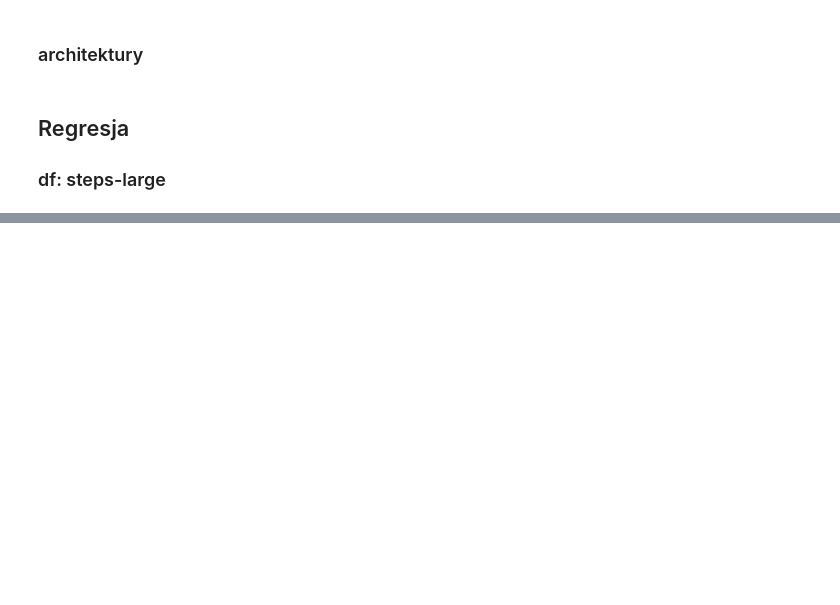
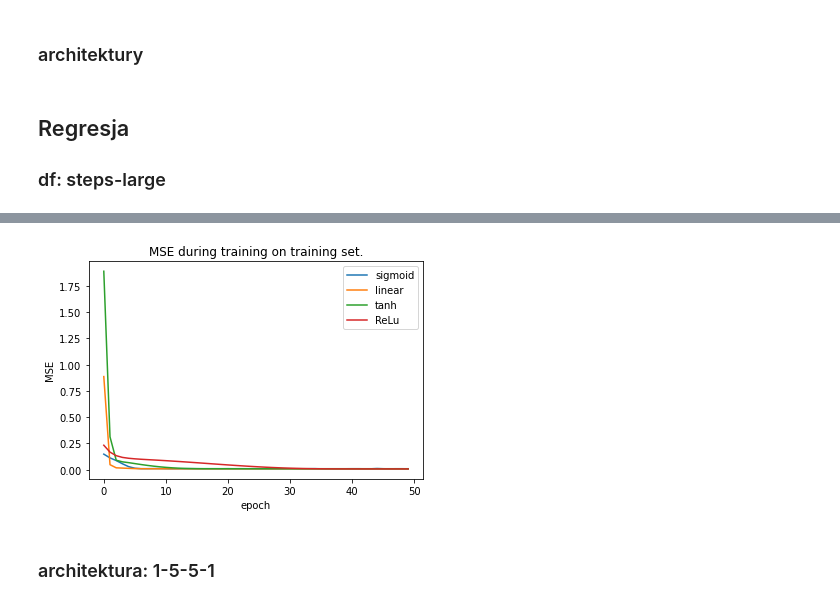
Before and after one commit to okcze/AI_intro, a Jupyter notebook: MLP_new_activations.ipynb, the cells around one changed output, grey strips where cells are left out. Drawn from its saved outputs; the diff is of its cells as text; code cells hidden in the pictures; blank space fills up the shorter version.

```diff
--- a/MLP_new_activations.ipynb
+++ b/MLP_new_activations.ipynb
@@ -525,0 +441,3 @@ plt.scatter(x_test.T[0], x_test.T[1], c = pred)
+# %%
+x_train, y_train, x_test, y_test = prepear_data("./mio1/regression/multimodal-large-training.csv",
+                                               "./mio1/regression/multimodal-large-test.csv")
@@ -525,0 +446,35 @@ plt.scatter(x_test.T[0], x_test.T[1], c = pred)
+# %%
+n_sig = arch_1(sigmoid, sigmoid_der, False)
+n_lin = arch_1(linear, linear_der, False)
+n_tanh = arch_1(tanh, tanh_der, False)
+n_relu = arch_1(ReLu, ReLu_der, False)
+
+ep = 50
+sig = [0]*ep
+lin = [0]*ep
+tan = [0]*ep
+relu = [0]*ep
+
+for i in range(ep):
+    #sigmoid
+    n_sig.train(x_train, y_train, batch_size=500, n_iter=1, beta=0.9, l_m=0.9, etha = 0.01)
+    res = n_sig.predict(x_train)
+    sig[i] = MSE(y_train, res)
+    #linear
+    n_lin.train(x_train, y_train, batch_size=500, n_iter=1, beta=0.9, l_m=0.9, etha = 0.001)
+    res = n_lin.predict(x_train)
+    lin[i] = MSE(y_train, res)
+    #tanh
+    n_tanh.train(x_train, y_train, batch_size=500, n_iter=1, beta=0.9, l_m=0.9, etha = 0.001)
+    res = n_tanh.predict(x_train)
+    tan[i] = MSE(y_train, res)
+    #ReLu
+    n_relu.train(x_train, y_train, batch_size=500, n_iter=1, beta=0.9, l_m=0.9, etha = 0.001)
+    res = n_relu.predict(x_train)
+    relu[i] = MSE(y_train, res)
+# %%
+exp_plot(sig, lin, tan, relu, ep)
+# %% [output]
+[figure, added]
+# %% [markdown]
+### architektura: 1-5-5-1
```
Also changed, not shown: parts of 76 cells of this notebook.
